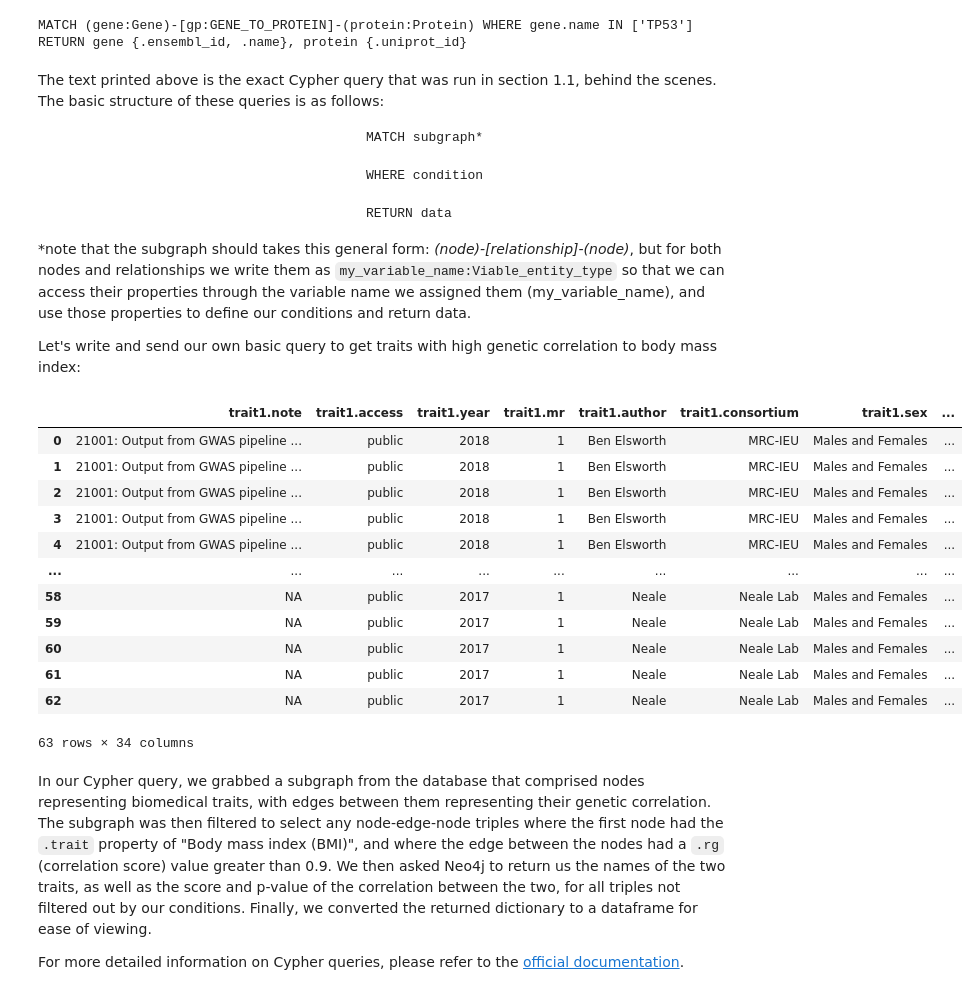
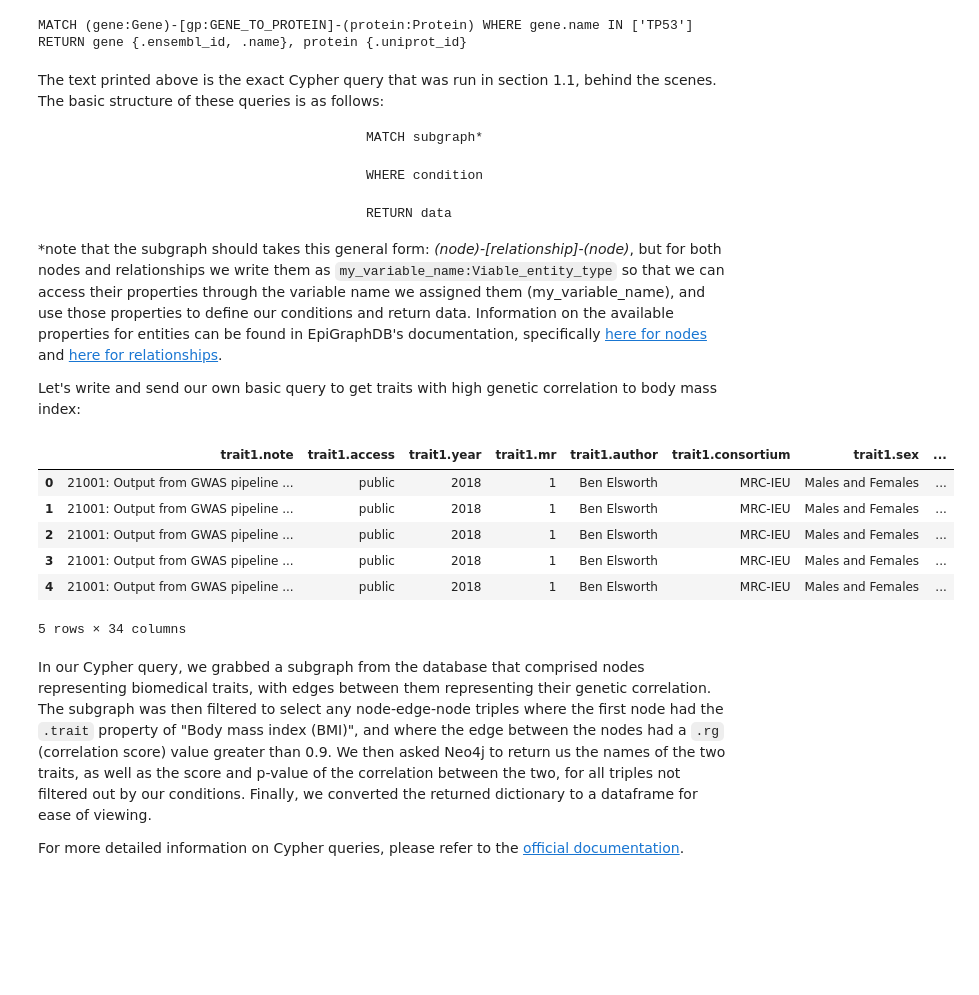
Before and after one commit to MRCIEU/epigraphdb, a Jupyter notebook: general-examples/getting_started_with_epigraph.ipynb, the cells around one changed output. Drawn from its saved outputs; the diff is of its cells as text; code cells hidden in the pictures; blank space fills up the shorter version.

Commit message:
Added references to the data dictionary/graph documentation

```diff
--- a/general-examples/getting_started_with_epigraph.ipynb
+++ b/general-examples/getting_started_with_epigraph.ipynb
@@ -252,7 +241,7 @@ The text printed above is the exact Cypher query that was run in section 1.1, be
 
                                             RETURN data
 
-\*note that the subgraph should takes this general form: *(node)-[relationship]-(node)*, but for both nodes and relationships we write them as `my_variable_name:Viable_entity_type` so that we can access their properties through the variable name we assigned them (my_variable_name), and use those properties to define our conditions and return data.
+\*note that the subgraph should takes this general form: *(node)-[relationship]-(node)*, but for both nodes and relationships we write them as `my_variable_name:Viable_entity_type` so that we can access their properties through the variable name we assigned them (my_variable_name), and use those properties to define our conditions and return data. Information on the available properties for entities can be found in EpiGraphDB's documentation, specifically [here for nodes](https://docs.epigraphdb.org/graph-database/meta-nodes/) and [here for relationships](https://docs.epigraphdb.org/graph-database/meta-relationships/).
 
 Let's write and send our own basic query to get traits with high genetic correlation to body mass index:
 # %%
@@ -261,41 +250,35 @@ Let's write and send our own basic query to get traits with high genetic correla
 # Define the target subgraph
 cypher_query = 'MATCH (trait1:Gwas)-[corr:BN_GEN_COR]-(trait2:Gwas)'
 
 # Add conditions to the query
 cypher_query += ' WHERE trait1.trait = "Body mass index (BMI)" AND corr.rg > 0.9'
 
 # Add which data we want returned
 cypher_query += ' RETURN trait1, trait2, corr {.rg, .p}'
 
 # Put our query into the correct format for a POST request
 params = json.dumps({
     'query': cypher_query
 })
 
 # Define the target endpoint and send the request
 endpoint = '/cypher'
 response_object = requests.post(API_URL + endpoint, data=params)
 response_object.raise_for_status()
 
 # Display the returned data
 results = response_object.json()['results']
 results_df = pd.json_normalize(results)
 
-results_df
+results_df.head()
 # %% [output]
 |  | trait1.note | trait1.access | trait1.year | trait1.mr | trait1.author | trait1.consortium | trait1.sex | ... |
 | 0 | 21001: Output from GWAS pipeline ... | public | 2018 | 1 | Ben Elsworth | MRC-IEU | Males and Females | ... |
 | 1 | 21001: Output from GWAS pipeline ... | public | 2018 | 1 | Ben Elsworth | MRC-IEU | Males and Females | ... |
 | 2 | 21001: Output from GWAS pipeline ... | public | 2018 | 1 | Ben Elsworth | MRC-IEU | Males and Females | ... |
 | 3 | 21001: Output from GWAS pipeline ... | public | 2018 | 1 | Ben Elsworth | MRC-IEU | Males and Females | ... |
 | 4 | 21001: Output from GWAS pipeline ... | public | 2018 | 1 | Ben Elsworth | MRC-IEU | Males and Females | ... |
-| ... | ... | ... | ... | ... | ... | ... | ... | ... |
-| 58 | NA | public | 2017 | 1 | Neale | Neale Lab | Males and Females | ... |
-| 59 | NA | public | 2017 | 1 | Neale | Neale Lab | Males and Females | ... |
-| 60 | NA | public | 2017 | 1 | Neale | Neale Lab | Males and Females | ... |
-| 61 | NA | public | 2017 | 1 | Neale | Neale Lab | Males and Females | ... |
-| 62 | NA | public | 2017 | 1 | Neale | Neale Lab | Males and Females | ... |
-63 rows × 34 columns
+5 rows × 34 columns
 # %% [markdown]
 In our Cypher query, we grabbed a subgraph from the database that comprised nodes representing biomedical traits, with edges between them representing their genetic correlation. The subgraph was then filtered to select any node-edge-node triples where the first node had the `.trait` property of "Body mass index (BMI)", and where the edge between the nodes had a `.rg` (correlation score) value greater than 0.9. We then asked Neo4j to return us the names of the two traits, as well as the score and p-value of the correlation between the two, for all triples not filtered out by our conditions. Finally, we converted the returned dictionary to a dataframe for ease of viewing.
 
```
Also changed, not shown: parts of 7 cells of this notebook.
